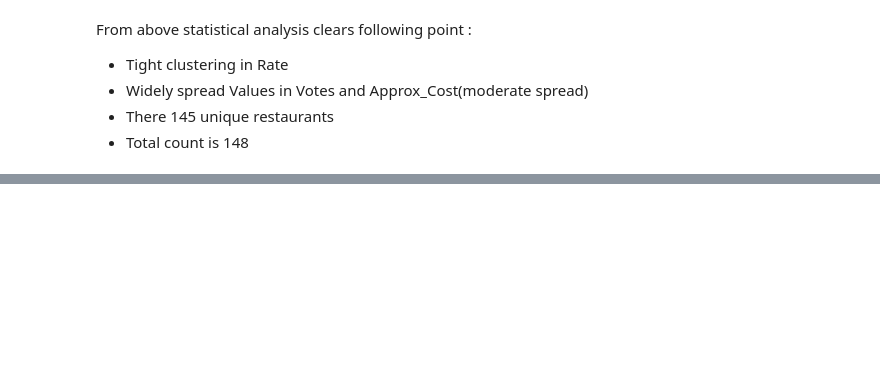
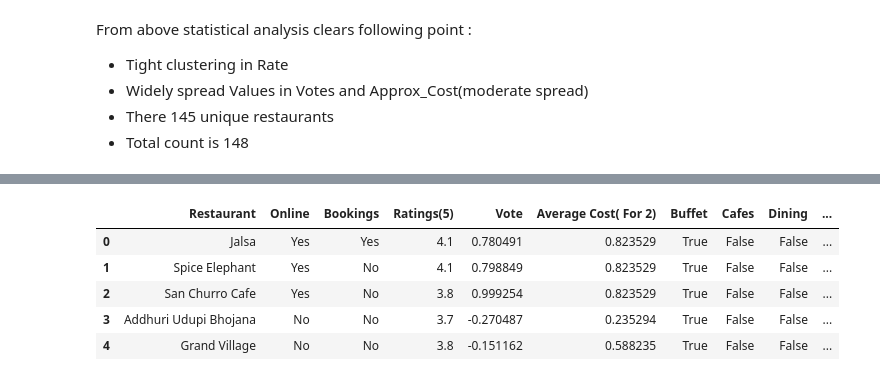
Before and after one commit to mynkchn/Drive-Into-Analysis, a Jupyter notebook: Zomato Data Analysis/zomato_data_analysis.ipynb, the cells around one changed output, grey strips where cells are left out. Drawn from its saved outputs; the diff is of its cells as text; code cells hidden in the pictures; blank space fills up the shorter version.

```diff
--- a/Zomato Data Analysis/zomato_data_analysis.ipynb
+++ b/Zomato Data Analysis/zomato_data_analysis.ipynb
@@ -131,0 +239,13 @@ df.head(5)
+# %%
+# Create Labels for high rating and low rating
+bins=np.linspace(df['Ratings(5)'].min(),df['Ratings(5)'].max(),3)
+labels=['Low','High']
+df['Rating Labels']=pd.cut(df['Ratings(5)'],bins,labels=labels,include_lowest=True)
+df.head(5)
+# %% [output]
+|  | Restaurant | Online | Bookings | Ratings(5) | Vote | Average Cost( For 2) | Buffet | Cafes | Dining | ... |
+| 0 | Jalsa | Yes | Yes | 4.1 | 0.780491 | 0.823529 | True | False | False | ... |
+| 1 | Spice Elephant | Yes | No | 4.1 | 0.798849 | 0.823529 | True | False | False | ... |
+| 2 | San Churro Cafe | Yes | No | 3.8 | 0.999254 | 0.823529 | True | False | False | ... |
+| 3 | Addhuri Udupi Bhojana | No | No | 3.7 | -0.270487 | 0.235294 | True | False | False | ... |
+| 4 | Grand Village | No | No | 3.8 | -0.151162 | 0.588235 | True | False | False | ... |
```
Also changed, not shown: parts of 12 cells of this notebook, 1 other file.
